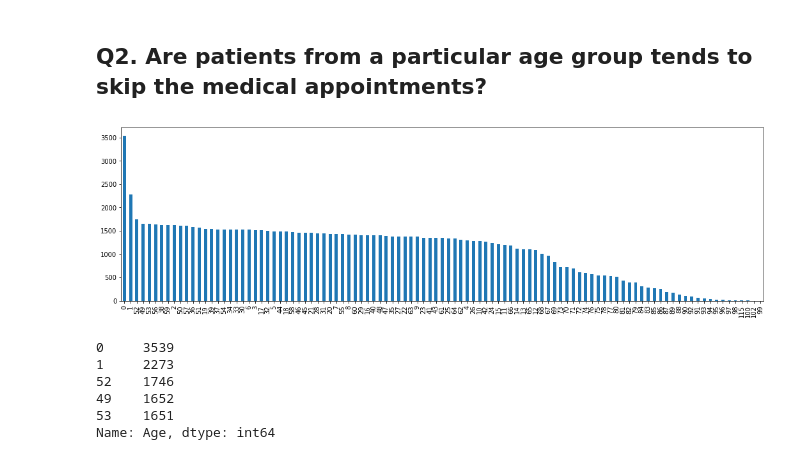
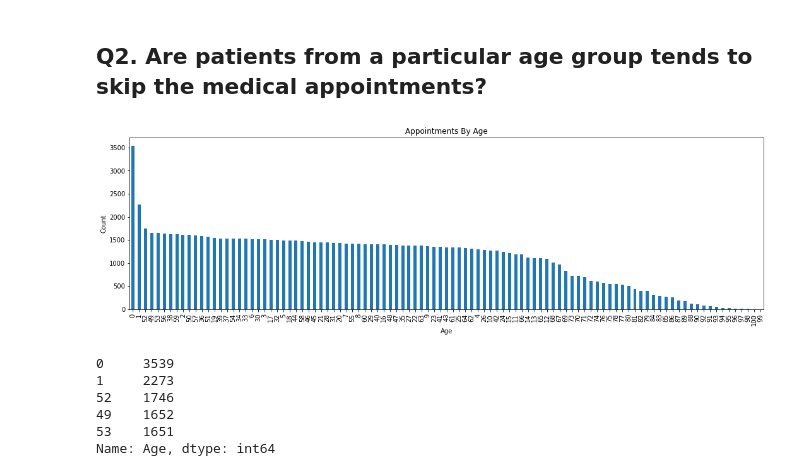
Before and after one commit to sumithub/ds-ml, a Jupyter notebook: udacity/Data_Analysis_Nano_Degree/Projects/Patient_Appointment/No Show Appointments.ipynb, the cells around one changed output. Saved outputs shown, nothing was run; the diff lists cells and outputs as text; code cells hidden in the pictures.

```diff
--- a/udacity/Data_Analysis_Nano_Degree/Projects/Patient_Appointment/No Show Appointments.ipynb
+++ b/udacity/Data_Analysis_Nano_Degree/Projects/Patient_Appointment/No Show Appointments.ipynb
@@ -228,4 +228,4 @@ len(df.query("Age < 0")), len(df)
 # %%
-# choose age >= 0 and drop ouliers in data
-df = df.query("Age >=0")
+# drop ouliers in data
+df = df.query("Age >=0 and Age <=100")
 # %%
@@ -515,9 +519,13 @@ df.query("Gender == 'M' and No_show == 'Yes'").size / df.query("Gender == 'M'").
 ## Q2. Are patients from a particular age group tends to skip the medical appointments?
 # %%
 # let's look at the count of patients making appointments w.r.t Age
-df.Age.value_counts().plot(kind='bar', figsize=(18,5));
+ax = df.Age.value_counts().plot(kind='bar', figsize=(18,5));
+ax.set_title('Appointments By Age')
+ax.set_xlabel('Age')
+ax.set_ylabel('Count')
+plt.show();
 # %% [output]
-[figure, old version]
+[figure, new version]
 # %%
 # check the count for top 5 Age visitors
 df.Age.value_counts().nlargest(5)
```
Also changed, not shown: parts of 27 cells of this notebook.
